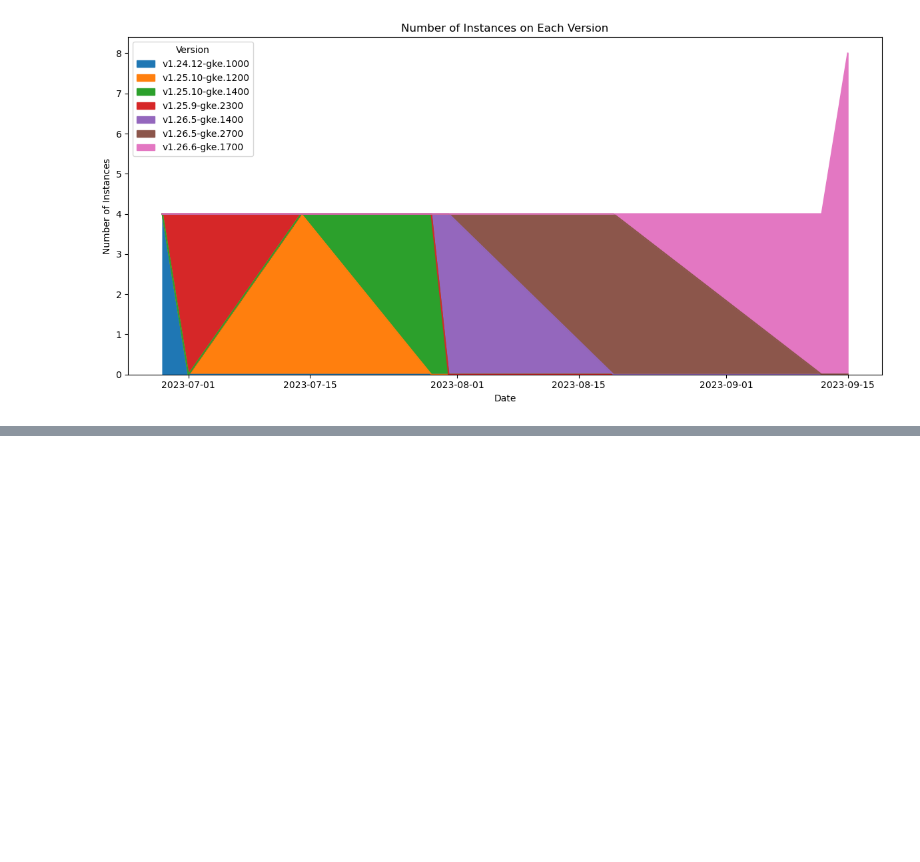
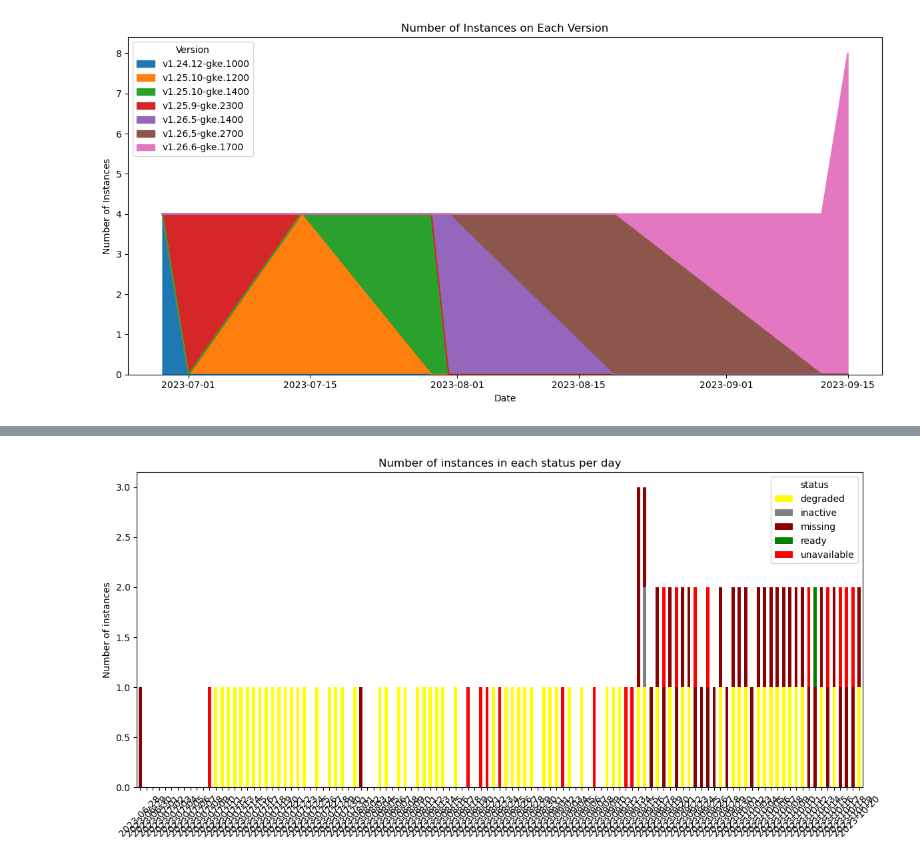
Before and after one commit to replicatedhq/wordpress-enterprise, a Jupyter notebook: analytics/notebooks/timeseries.ipynb, the cells around one changed output, grey strips where cells are left out. Drawn from its saved outputs; the diff is of its cells as text; code cells hidden in the pictures; blank space fills up the shorter version.

```diff
--- a/analytics/notebooks/timeseries.ipynb
+++ b/analytics/notebooks/timeseries.ipynb
@@ -253,0 +187,59 @@ df = df.sort_values(by=['instanceId', 'reportedAt'])
+# %%
+# lets try for app status
+events = list(generate_inverted_events(allInstances, 'appStatus'))
+# %%
+events_df = pd.DataFrame.from_records(events)
+df = events_df
+
+
+# 1. Assign a rank to each status. Higher numbers mean worse status.
+status_rank = {
+    'ready': 1,
+    'updating': 2,
+    'degraded': 3,
+    'unavailable': 4,
+    'missing': 5,
+    'inactive': 6
+}
+df['status_rank'] = df['newValue'].map(status_rank)
+df
+
+df['date'] = df['reportedAt'].dt.date
+df
+
+worst_status_per_day = df.groupby(['date', 'instanceId'])['status_rank'].max().reset_index()
+worst_status_per_day
+
+worst_status_per_day['status'] = worst_status_per_day['status_rank'].map({v: k for k, v in status_rank.items()})
+worst_status_per_day
+
+status_counts = worst_status_per_day.groupby(['date', 'status']).size().unstack(fill_value=0)
+status_counts
+
+# Define colors for each status
+colors = {
+    'ready': 'green',
+    'updating': 'blue',
+    'degraded': 'yellow',
+    'unavailable': 'red',
+    'missing': 'darkred',
+    'inactive': 'grey'
+}
+
+import numpy as np
+
+# ... [the rest of the code from before up to the status_counts line]
+
+# Gap-fill missing dates
+all_dates = pd.date_range(start=status_counts.index.min(), end=status_counts.index.max())
+status_counts = status_counts.reindex(all_dates, fill_value=0)
+
+# Plotting
+ax = status_counts.plot(kind='bar', stacked=True, color=[colors[col] for col in status_counts.columns], figsize=(12, 6))
+ax.set_ylabel("Number of instances")
+ax.set_title("Number of instances in each status per day")
+plt.xticks(ticks=np.arange(len(all_dates)), labels=all_dates.strftime('%Y-%m-%d'), rotation=45)
+plt.tight_layout()
+plt.show()
+# %% [output]
+[figure, added]
```
Also changed, not shown: parts of 7 cells of this notebook.
